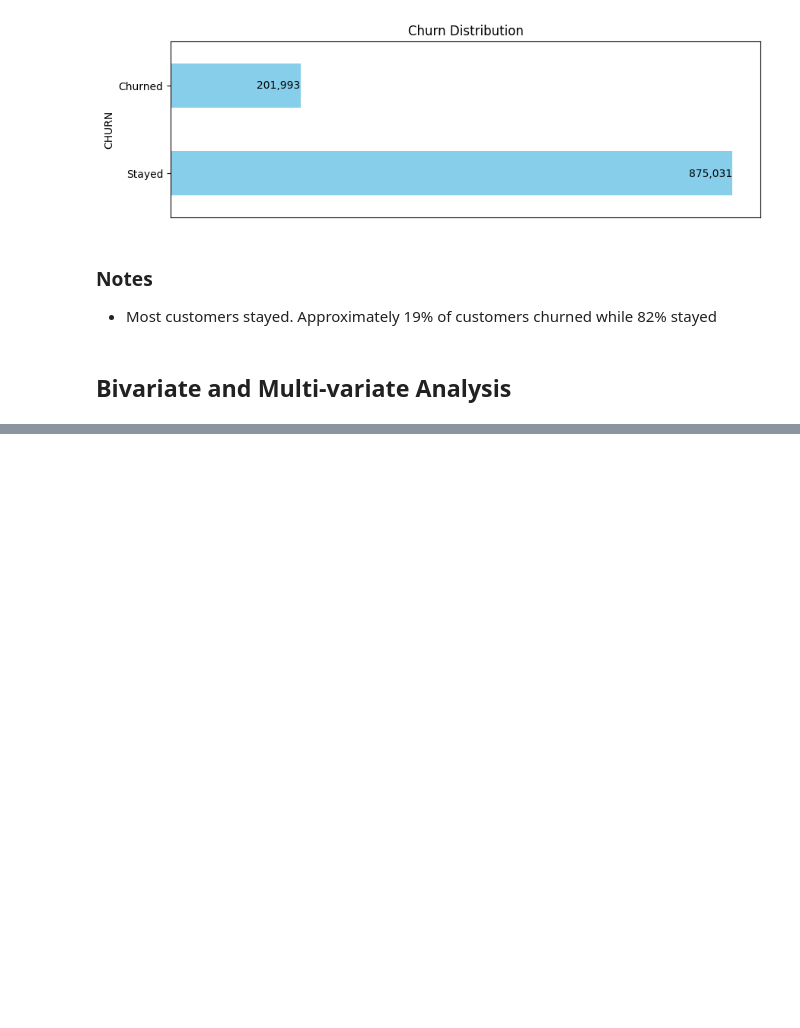
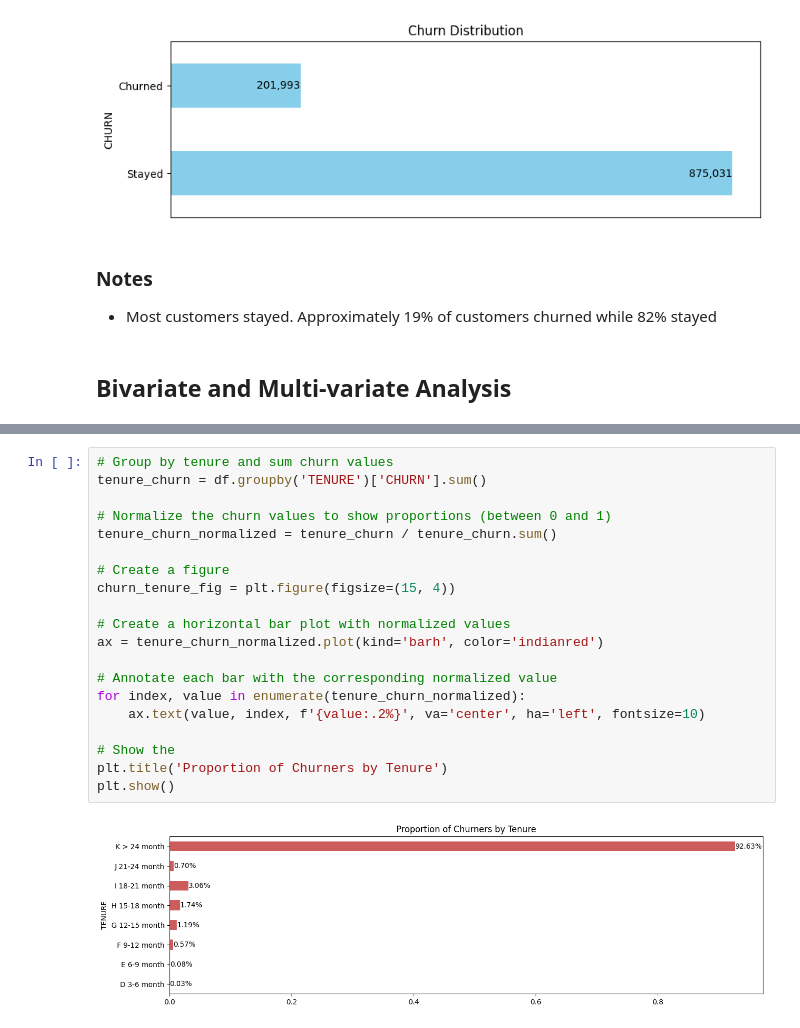
Before and after one commit to murithidenisgitobu/Customer-Churn-Prediction-Challenge-For-Azubian, a Jupyter notebook: Notebook/Notebook.ipynb, the cells around one changed output, grey strips where cells are left out. Drawn from its saved outputs; the diff is of its cells as text; blank space fills up the shorter version.

```diff
--- a/Notebook/Notebook.ipynb
+++ b/Notebook/Notebook.ipynb
@@ -417,0 +443,22 @@ Name: count, dtype: float64
+# %%
+# Group by tenure and sum churn values
+tenure_churn = df.groupby('TENURE')['CHURN'].sum()
+
+# Normalize the churn values to show proportions (between 0 and 1)
+tenure_churn_normalized = tenure_churn / tenure_churn.sum()
+
+# Create a figure
+churn_tenure_fig = plt.figure(figsize=(15, 4))
+
+# Create a horizontal bar plot with normalized values
+ax = tenure_churn_normalized.plot(kind='barh', color='indianred')
+
+# Annotate each bar with the corresponding normalized value
+for index, value in enumerate(tenure_churn_normalized):
+    ax.text(value, index, f'{value:.2%}', va='center', ha='left', fontsize=10)
+
+# Show the
+plt.title('Proportion of Churners by Tenure')
+plt.show()
+# %% [output]
+[figure, added]
```
Also changed, not shown: parts of 4 cells of this notebook.
